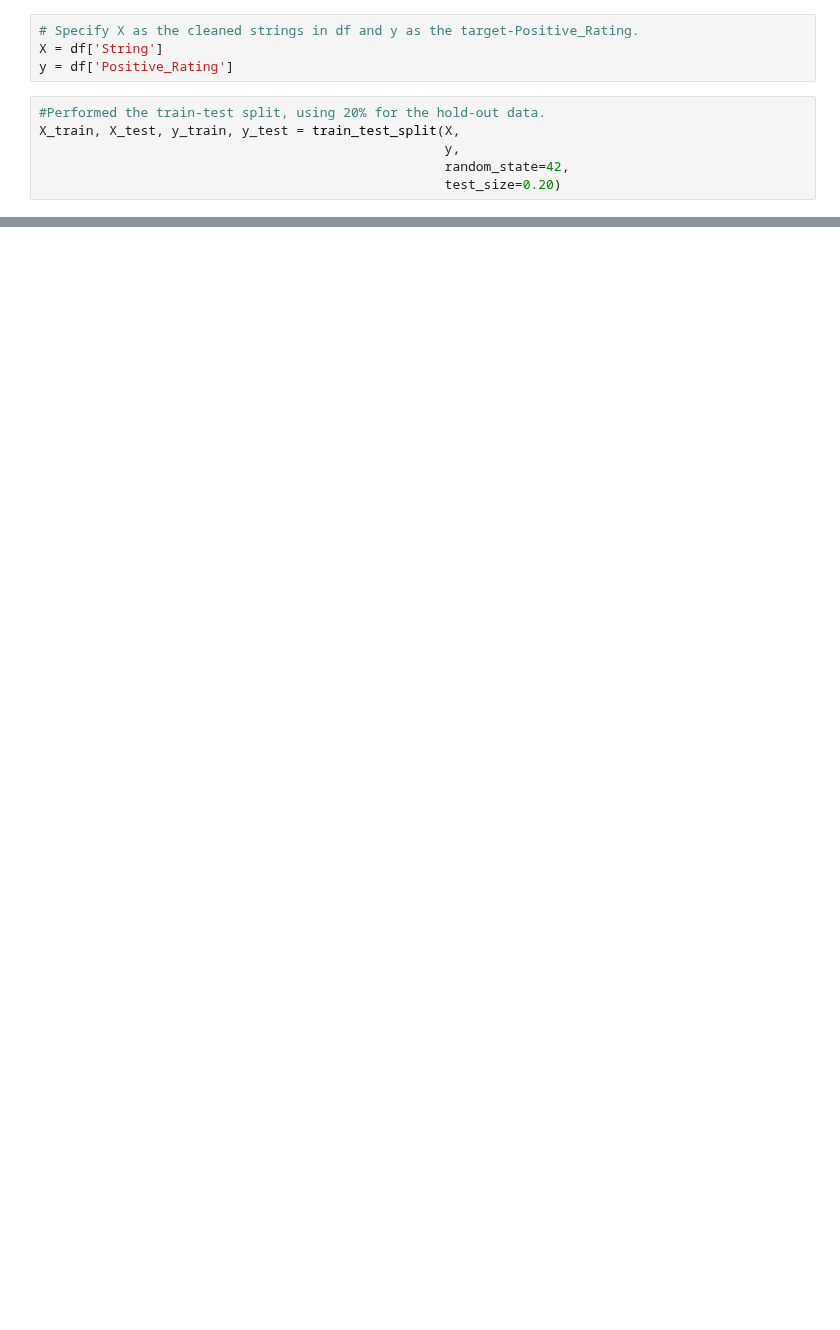
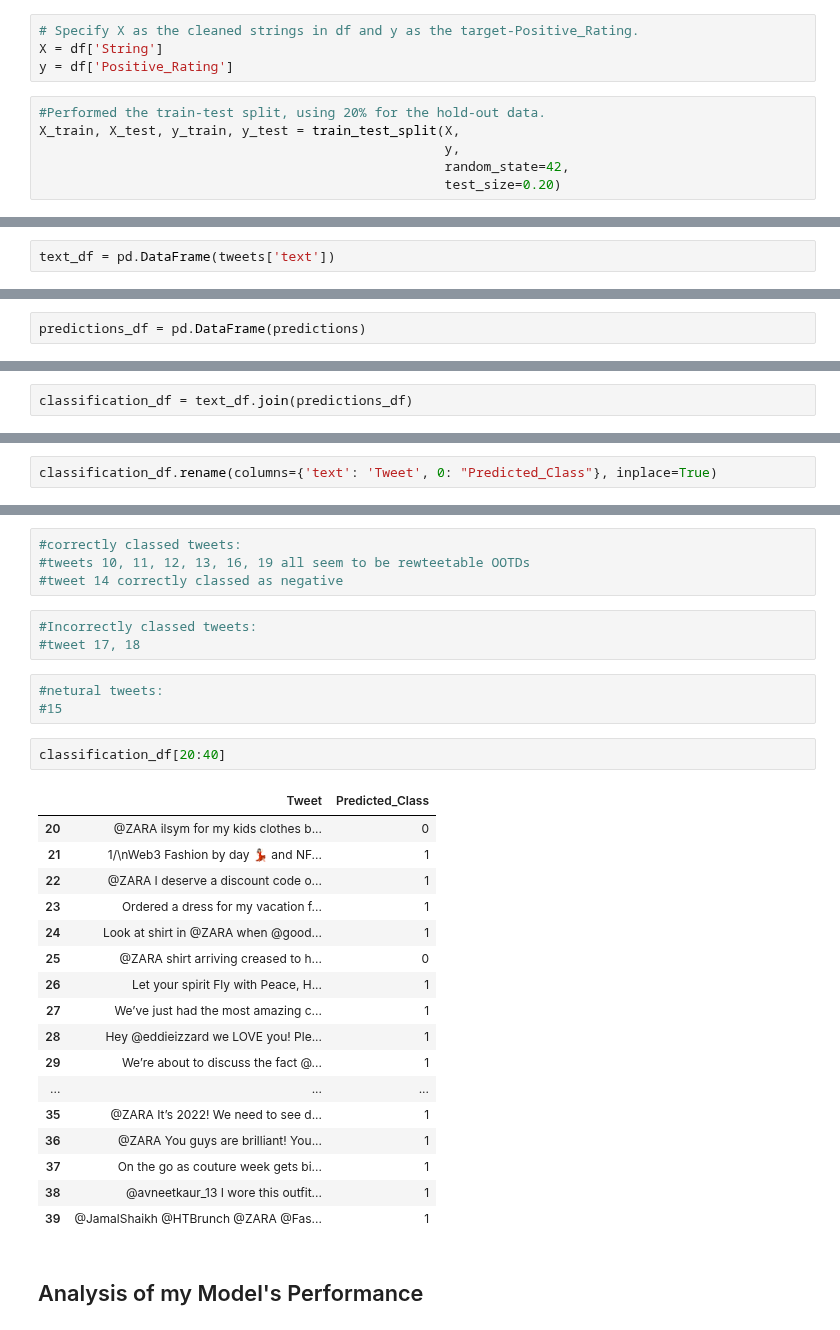
Before and after one commit to jlc0512/Utilizing-E-Commerce-Reviews-to-Predict-Comment-Sentiments, a Jupyter notebook: final_model_with_tweets.ipynb, the cells around one changed output, grey strips where cells are left out. Cells and saved outputs as stored; diff of their text form; blank space fills up the shorter version.

```diff
--- a/final_model_with_tweets.ipynb
+++ b/final_model_with_tweets.ipynb
@@ -410,0 +211,2 @@ Name: text, dtype: object
+# %%
+text_df = pd.DataFrame(tweets['text'])
@@ -410,0 +229,2 @@ Name: text, dtype: object
+# %%
+predictions_df = pd.DataFrame(predictions)
@@ -410,0 +249,2 @@ Name: text, dtype: object
+# %%
+classification_df = text_df.join(predictions_df)
@@ -410,0 +269,2 @@ Name: text, dtype: object
+# %%
+classification_df.rename(columns={'text': 'Tweet', 0: "Predicted_Class"}, inplace=True)
@@ -410,0 +307,32 @@ Name: text, dtype: object
+# %%
+#correctly classed tweets:
+#tweets 10, 11, 12, 13, 16, 19 all seem to be rewteetable OOTDs
+#tweet 14 correctly classed as negative
+# %%
+#Incorrectly classed tweets:
+#tweet 17, 18
+# %%
+#netural tweets:
+#15
+# %%
+classification_df[20:40]
+# %% [output]
+|  | Tweet | Predicted_Class |
+| 20 | @ZARA ilsym for my kids clothes b... | 0 |
+| 21 | 1/\nWeb3 Fashion by day 💃🏻 and NF... | 1 |
+| 22 | @ZARA I deserve a discount code o... | 1 |
+| 23 | Ordered a dress for my vacation f... | 1 |
+| 24 | Look at shirt in @ZARA when @good... | 1 |
+| 25 | @ZARA shirt arriving creased to h... | 0 |
+| 26 | Let your spirit Fly with Peace, H... | 1 |
+| 27 | We’ve just had the most amazing c... | 1 |
+| 28 | Hey @eddieizzard we LOVE you! Ple... | 1 |
+| 29 | We’re about to discuss the fact @... | 1 |
+| ... | ... | ... |
+| 35 | @ZARA It’s 2022! We need to see d... | 1 |
+| 36 | @ZARA You guys are brilliant! You... | 1 |
+| 37 | On the go as couture week gets bi... | 1 |
+| 38 | @avneetkaur_13 I wore this outfit... | 1 |
+| 39 | @JamalShaikh @HTBrunch @ZARA @Fas... | 1 |
+# %% [markdown]
+## Analysis of my Model's Performance
```
Also changed, not shown: parts of 90 cells of this notebook, 2 other files.
